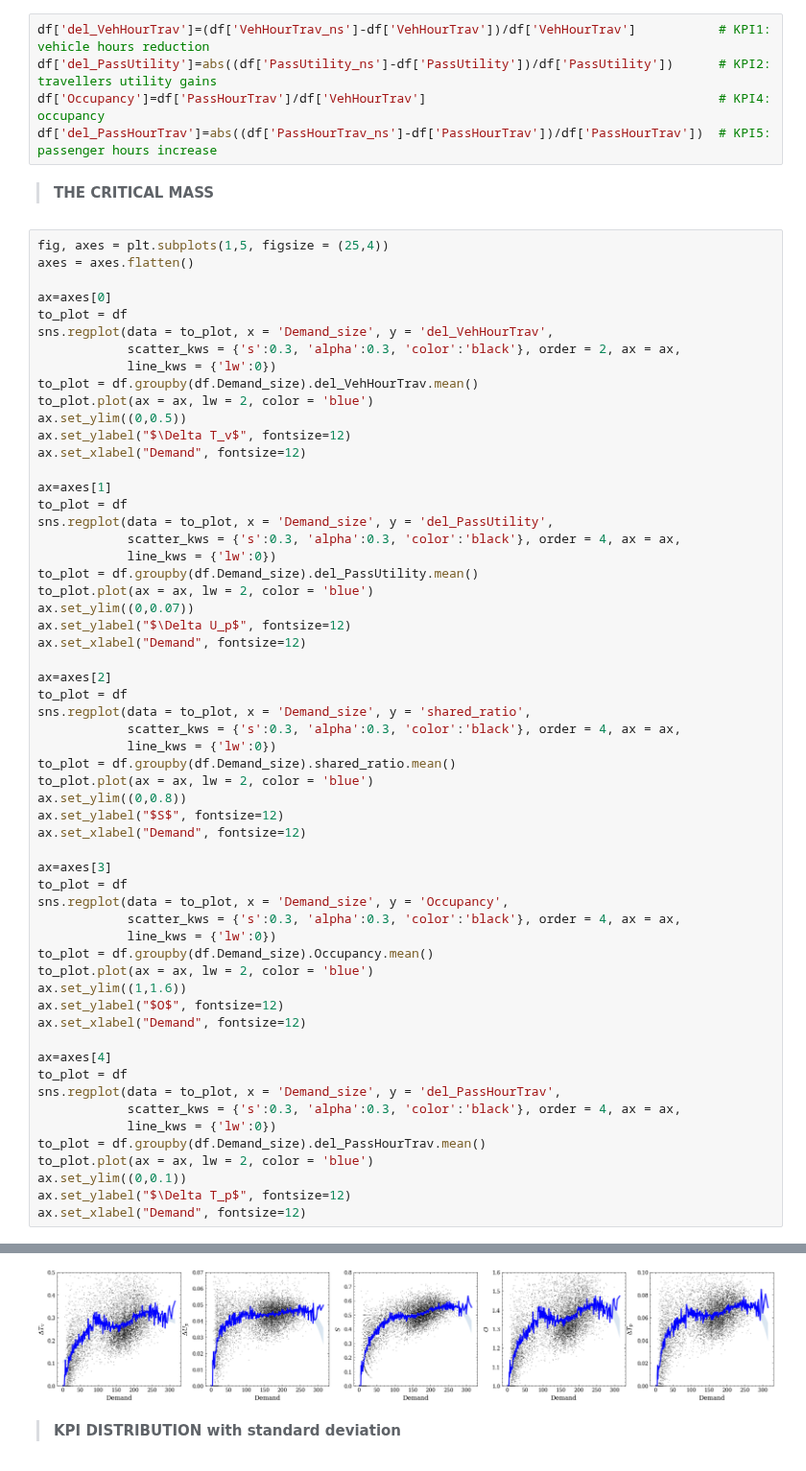
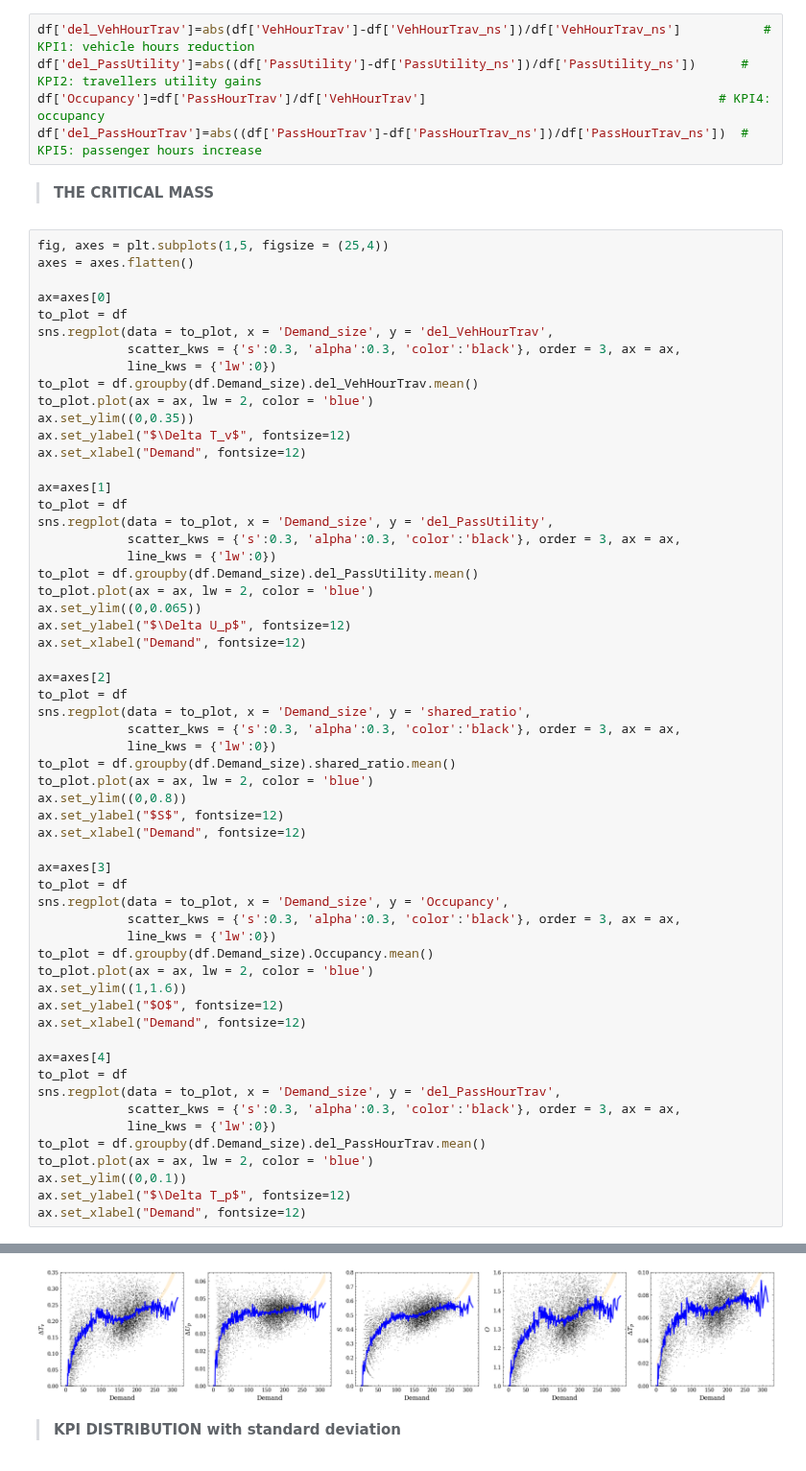
Before and after one commit to OlhaShulikaUJ/ExMAS-plotting, a Jupyter notebook: NYC KPI DA.ipynb, the cells around one changed output, grey strips where cells are left out. Shown at 96% size. Cells and saved outputs as stored; diff of their text form.

```diff
--- a/NYC KPI DA.ipynb
+++ b/NYC KPI DA.ipynb
@@ -22,10 +22,10 @@ df.Start_time = df.apply(lambda row: pd.Timestamp(row.Start_time), axis=1) #conv
 df.Start_time = pd.to_datetime(df.Start_time)
 df.End_time = pd.to_datetime(df.End_time)
 # %%
-df['del_VehHourTrav']=(df['VehHourTrav_ns']-df['VehHourTrav'])/df['VehHourTrav']           # KPI1: vehicle hours reduction
-df['del_PassUtility']=abs((df['PassUtility_ns']-df['PassUtility'])/df['PassUtility'])      # KPI2: travellers utility gains
+df['del_VehHourTrav']=abs(df['VehHourTrav']-df['VehHourTrav_ns'])/df['VehHourTrav_ns']           # KPI1: vehicle hours reduction
+df['del_PassUtility']=abs((df['PassUtility']-df['PassUtility_ns'])/df['PassUtility_ns'])      # KPI2: travellers utility gains
 df['Occupancy']=df['PassHourTrav']/df['VehHourTrav']                                       # KPI4: occupancy
-df['del_PassHourTrav']=abs((df['PassHourTrav_ns']-df['PassHourTrav'])/df['PassHourTrav'])  # KPI5: passenger hours increase
+df['del_PassHourTrav']=abs((df['PassHourTrav']-df['PassHourTrav_ns'])/df['PassHourTrav_ns'])  # KPI5: passenger hours increase
 # %% [markdown]
 > **THE CRITICAL MASS**
 # %%
@@ -35,60 +35,60 @@ axes = axes.flatten()
 ax=axes[0]
 to_plot = df
 sns.regplot(data = to_plot, x = 'Demand_size', y = 'del_VehHourTrav',
-            scatter_kws = {'s':0.3, 'alpha':0.3, 'color':'black'}, order = 2, ax = ax,
+            scatter_kws = {'s':0.3, 'alpha':0.3, 'color':'black'}, order = 3, ax = ax,
             line_kws = {'lw':0})
 to_plot = df.groupby(df.Demand_size).del_VehHourTrav.mean()
 to_plot.plot(ax = ax, lw = 2, color = 'blue')
-ax.set_ylim((0,0.5))
+ax.set_ylim((0,0.35))
 ax.set_ylabel("$\Delta T_v$", fontsize=12)
 ax.set_xlabel("Demand", fontsize=12)
 
 ax=axes[1]
 to_plot = df
 sns.regplot(data = to_plot, x = 'Demand_size', y = 'del_PassUtility',
-            scatter_kws = {'s':0.3, 'alpha':0.3, 'color':'black'}, order = 4, ax = ax,
+            scatter_kws = {'s':0.3, 'alpha':0.3, 'color':'black'}, order = 3, ax = ax,
             line_kws = {'lw':0})
 to_plot = df.groupby(df.Demand_size).del_PassUtility.mean()
 to_plot.plot(ax = ax, lw = 2, color = 'blue')
-ax.set_ylim((0,0.07))
+ax.set_ylim((0,0.065))
 ax.set_ylabel("$\Delta U_p$", fontsize=12)
 ax.set_xlabel("Demand", fontsize=12)
 
 ax=axes[2]
 to_plot = df
 sns.regplot(data = to_plot, x = 'Demand_size', y = 'shared_ratio',
-            scatter_kws = {'s':0.3, 'alpha':0.3, 'color':'black'}, order = 4, ax = ax,
+            scatter_kws = {'s':0.3, 'alpha':0.3, 'color':'black'}, order = 3, ax = ax,
             line_kws = {'lw':0})
 to_plot = df.groupby(df.Demand_size).shared_ratio.mean()
 to_plot.plot(ax = ax, lw = 2, color = 'blue')
 ax.set_ylim((0,0.8))
 ax.set_ylabel("$S$", fontsize=12)
 ax.set_xlabel("Demand", fontsize=12)
 
 ax=axes[3]
 to_plot = df
 sns.regplot(data = to_plot, x = 'Demand_size', y = 'Occupancy',
-            scatter_kws = {'s':0.3, 'alpha':0.3, 'color':'black'}, order = 4, ax = ax,
+            scatter_kws = {'s':0.3, 'alpha':0.3, 'color':'black'}, order = 3, ax = ax,
             line_kws = {'lw':0})
 to_plot = df.groupby(df.Demand_size).Occupancy.mean()
 to_plot.plot(ax = ax, lw = 2, color = 'blue')
 ax.set_ylim((1,1.6))
 ax.set_ylabel("$O$", fontsize=12)
 ax.set_xlabel("Demand", fontsize=12)
 
 ax=axes[4]
 to_plot = df
 sns.regplot(data = to_plot, x = 'Demand_size', y = 'del_PassHourTrav',
-            scatter_kws = {'s':0.3, 'alpha':0.3, 'color':'black'}, order = 4, ax = ax,
+            scatter_kws = {'s':0.3, 'alpha':0.3, 'color':'black'}, order = 3, ax = ax,
             line_kws = {'lw':0})
 to_plot = df.groupby(df.Demand_size).del_PassHourTrav.mean()
 to_plot.plot(ax = ax, lw = 2, color = 'blue')
 ax.set_ylim((0,0.1))
 ax.set_ylabel("$\Delta T_p$", fontsize=12)
 ax.set_xlabel("Demand", fontsize=12)
 # %% [output]
 Text(0.5, 0, 'Demand')
-[figure, old version]
+[figure, new version]
 # %% [markdown]
 > **KPI DISTRIBUTION with standard deviation**
 # %%
```
Also changed, not shown: parts of 2 cells of this notebook.
